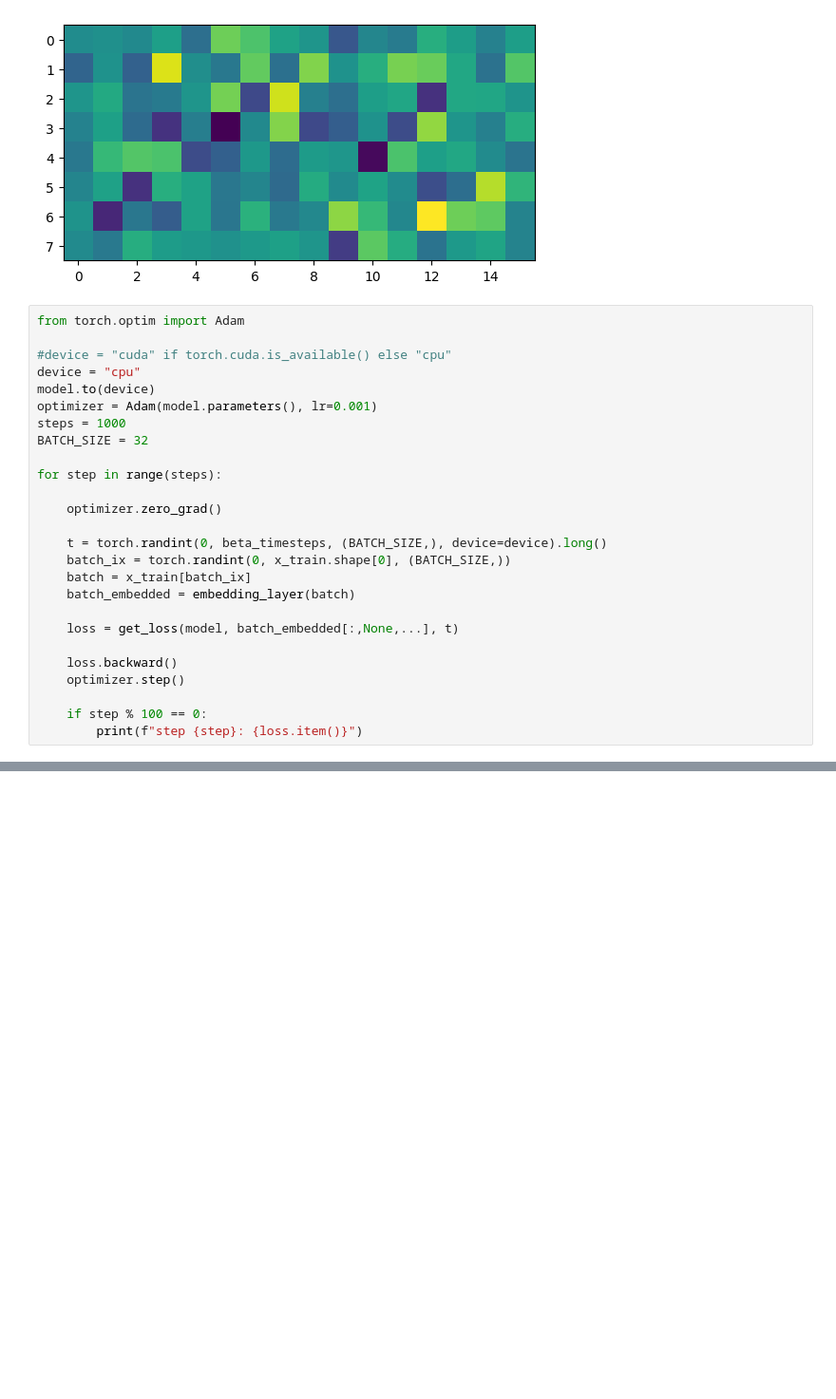
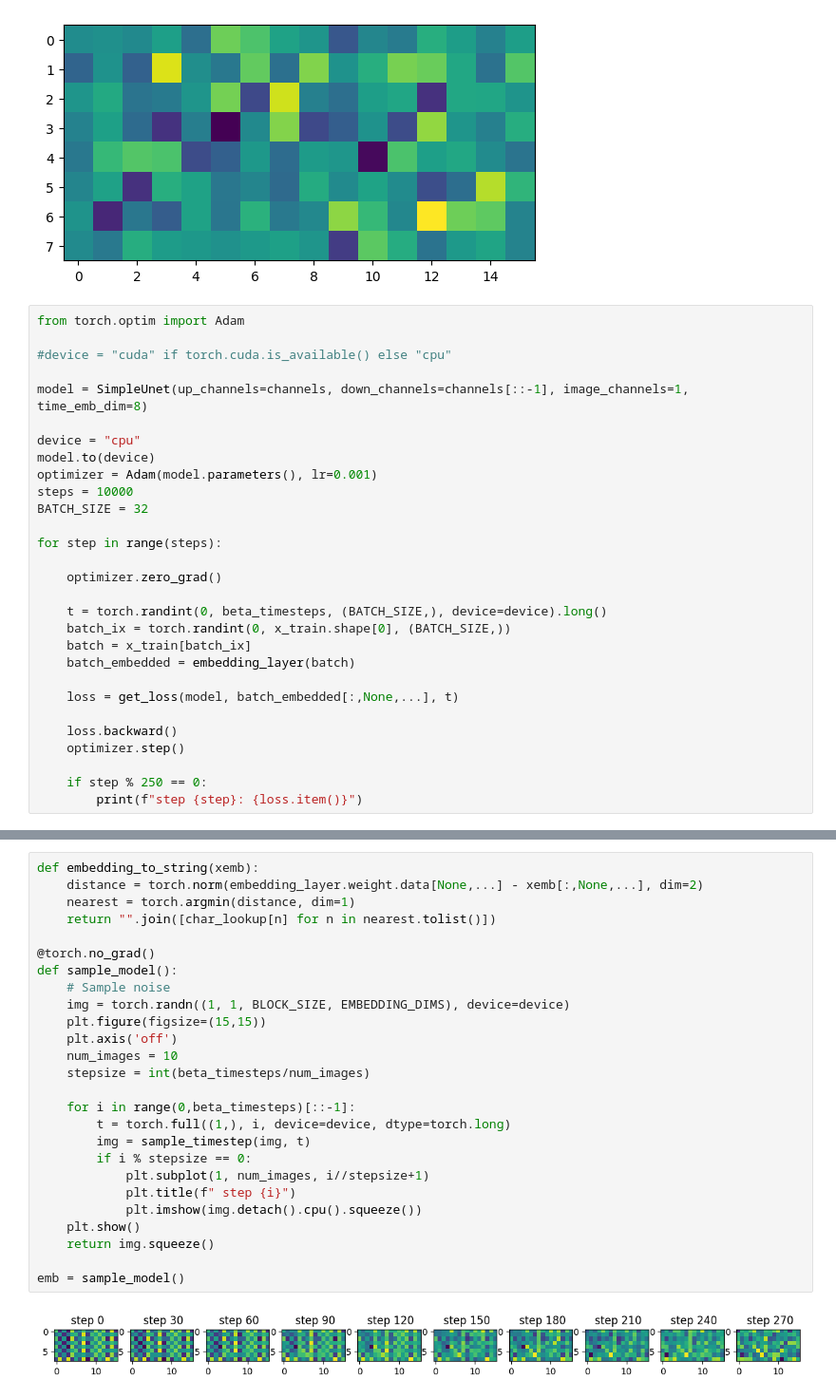
Before and after one commit to pvwoods/dl-experiments, a Jupyter notebook: karpathy/diffusion_experiments.ipynb, the cells around one changed output, grey strips where cells are left out. Shown at 95% size. Saved outputs shown, nothing was run; the diff lists cells and outputs as text; blank space fills up the shorter version.

```diff
--- a/karpathy/diffusion_experiments.ipynb
+++ b/karpathy/diffusion_experiments.ipynb
@@ -293,10 +275,13 @@ plt.imshow(noise_pred.squeeze().detach());
 from torch.optim import Adam
 
 #device = "cuda" if torch.cuda.is_available() else "cpu"
+
+model = SimpleUnet(up_channels=channels, down_channels=channels[::-1], image_channels=1, time_emb_dim=8)
+
 device = "cpu"
 model.to(device)
 optimizer = Adam(model.parameters(), lr=0.001)
-steps = 1000
+steps = 10000
 BATCH_SIZE = 32
 
 for step in range(steps):
@@ -313,6 +298,6 @@ for step in range(steps):
     loss.backward()
     optimizer.step()
 
-    if step % 100 == 0:
+    if step % 250 == 0:
         print(f"step {step}: {loss.item()}")
 # %% [output]
@@ -328,0 +321,28 @@ step 900: 0.31864506006240845
+# %%
+def embedding_to_string(xemb):
+    distance = torch.norm(embedding_layer.weight.data[None,...] - xemb[:,None,...], dim=2)
+    nearest = torch.argmin(distance, dim=1)
+    return "".join([char_lookup[n] for n in nearest.tolist()])
+
+@torch.no_grad()
+def sample_model():
+    # Sample noise
+    img = torch.randn((1, 1, BLOCK_SIZE, EMBEDDING_DIMS), device=device)
+    plt.figure(figsize=(15,15))
+    plt.axis('off')
+    num_images = 10
+    stepsize = int(beta_timesteps/num_images)
+
+    for i in range(0,beta_timesteps)[::-1]:
+        t = torch.full((1,), i, device=device, dtype=torch.long)
+        img = sample_timestep(img, t)
+        if i % stepsize == 0:
+            plt.subplot(1, num_images, i//stepsize+1)
+            plt.title(f" step {i}")
+            plt.imshow(img.detach().cpu().squeeze())
+    plt.show()
+    return img.squeeze()
+
+emb = sample_model()
+# %% [output]
+[figure, added]
```
Also changed, not shown: parts of 4 cells of this notebook.
